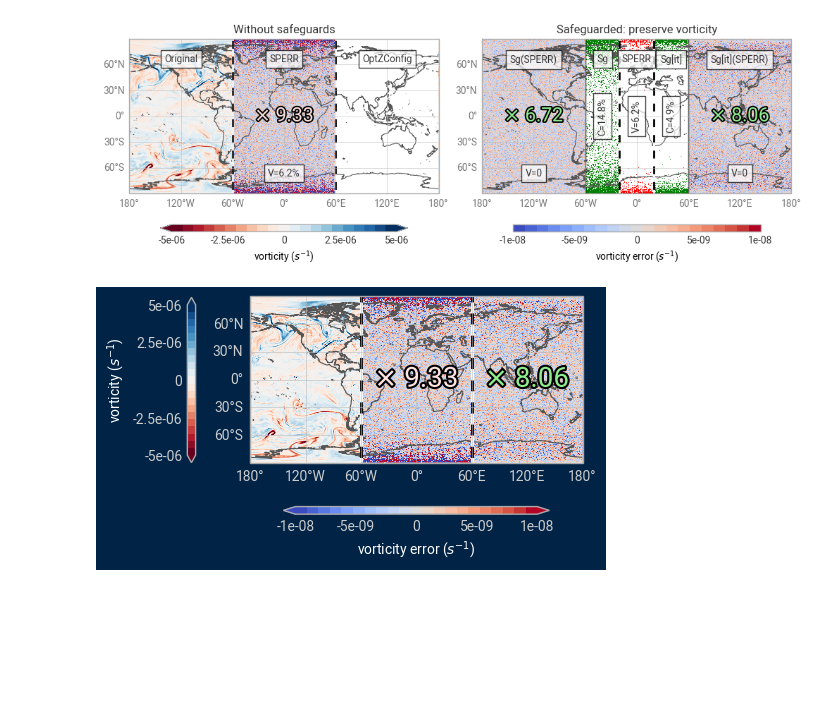
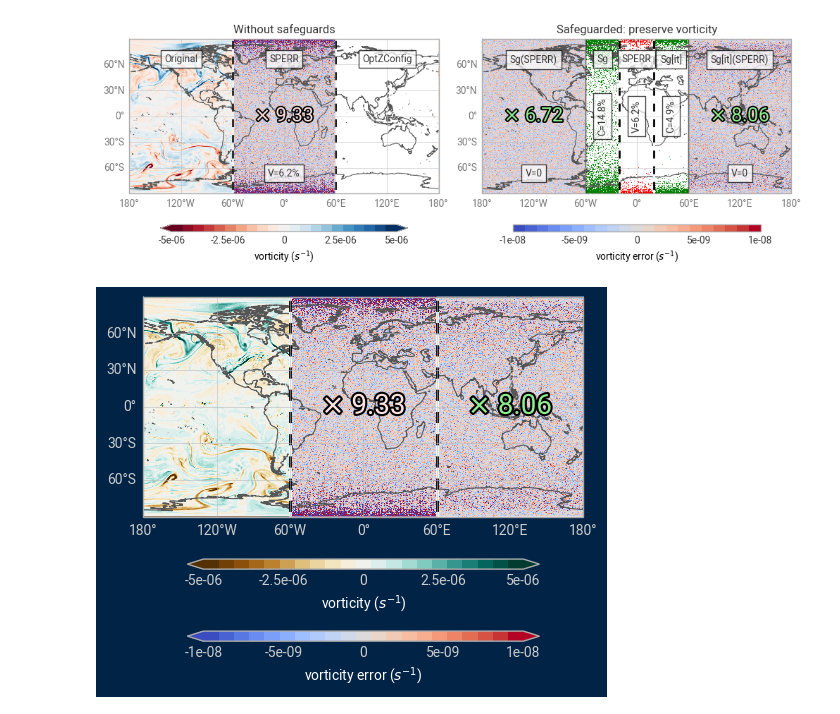
Before and after one commit to juntyr/compression-safeguards, a Jupyter notebook: examples/vorticity.ipynb, the cells around one changed output. Drawn from its saved outputs; the diff is of its cells as text; code cells hidden in the pictures; blank space fills up the shorter version.

Commit message:
small plot updates

```diff
--- a/examples/vorticity.ipynb
+++ b/examples/vorticity.ipynb
@@ -1279,7 +1279,7 @@ style_original._levels = earthkit.plots.styles.levels.Levels(
     np.linspace(-5e-6, 5e-6, 22)
 )
 style_original._legend_kwargs["ticks"] = np.linspace(-5e-6, 5e-6, 5)
-style_original._colors = "RdBu"
+style_original._colors = "BrBG"
 style_original._legend_kwargs["extend"] = "both"
 
 chart.pcolormesh(da, style=style_original, zorder=-11)
@@ -1345,40 +1345,38 @@ chart.ax.set_rasterization_zorder(-10)
 chart.ax.axvline(-60, c="white", ls=(2, (4, 4)), lw=2)
 chart.ax.axvline(-60, c="black", ls=(6, (4, 4)), lw=2)
 chart.ax.axvline(+60, c="white", ls=(2, (4, 4)), lw=2)
 chart.ax.axvline(+60, c="black", ls=(6, (4, 4)), lw=2)
 
 for m in earthkit.plots.schemas.schema.quickmap_subplot_workflow:
     if m != "title":
         getattr(chart, m)()
 
 for m in earthkit.plots.schemas.schema.quickmap_figure_workflow:
     if m != "legend":
         getattr(chart, m)()
 
-cax1 = chart.distinct_legend_layers[0].legend(
-    location="left", shrink=0.4175, anchor=(0, 0), aspect=20
-)
-cax2 = chart.distinct_legend_layers[1].legend(location="bottom")
+cax1 = chart.distinct_legend_layers[1].legend(location="bottom")
+cax2 = chart.distinct_legend_layers[0].legend(location="bottom")
 
 fig.fig.patch.set_facecolor("#002346")
-cax1.ax.tick_params(axis="y", labelcolor="#CCCCCC")
-cax1.ax.yaxis.label.set_color("white")
+cax1.ax.tick_params(axis="x", labelcolor="#CCCCCC")
+cax1.ax.xaxis.label.set_color("white")
 cax2.ax.tick_params(axis="x", labelcolor="#CCCCCC")
 cax2.ax.xaxis.label.set_color("white")
 chart.ax.artists[0].xlabel_style = dict(color="#CCCCCC")
 chart.ax.artists[0].ylabel_style = dict(color="#CCCCCC")
 
 # manual fig.save to override the dpi
 fig._release_queue()
 plt.savefig(
     Path("plots") / "vorticity-egu26.pdf",
     bbox_inches="tight",
     dpi=400,
     transparent=True,
     facecolor="#002346",
 )
 # %% [output]
-[figure, old version]
+[figure, new version]
 # %%
 # import json
 
```
